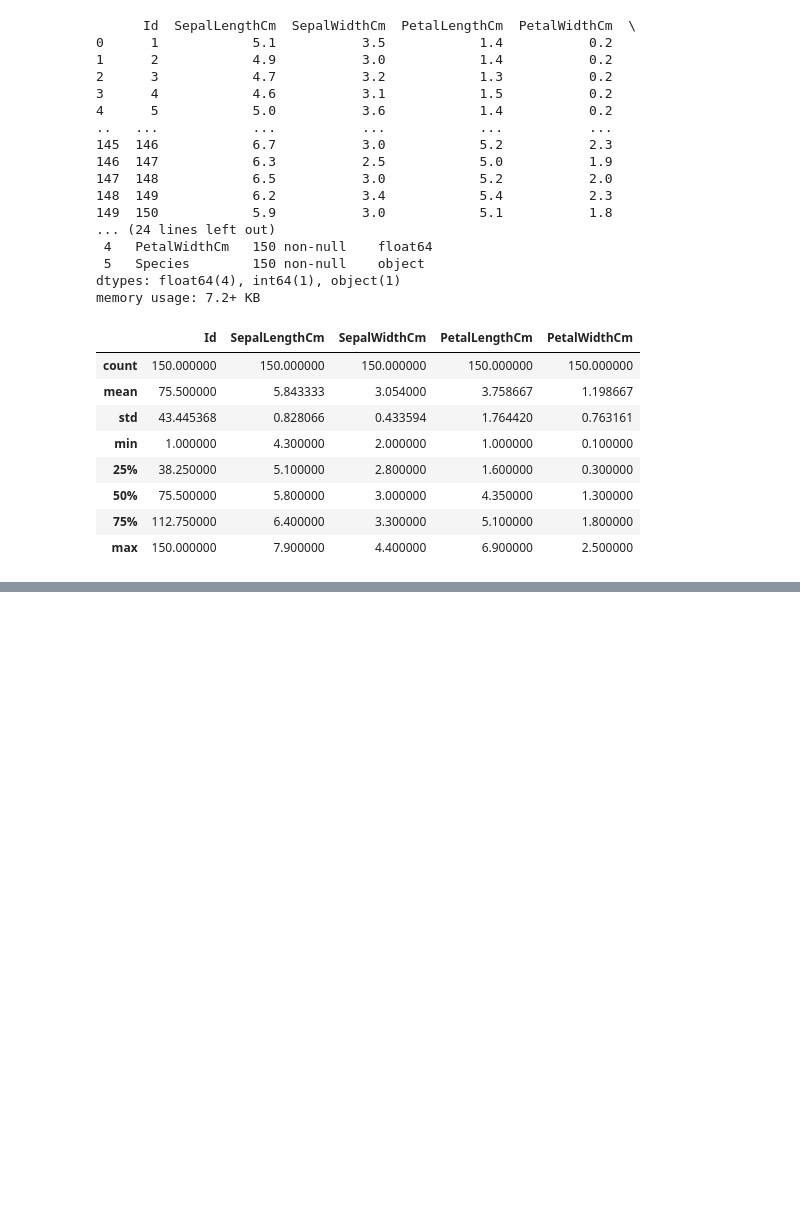
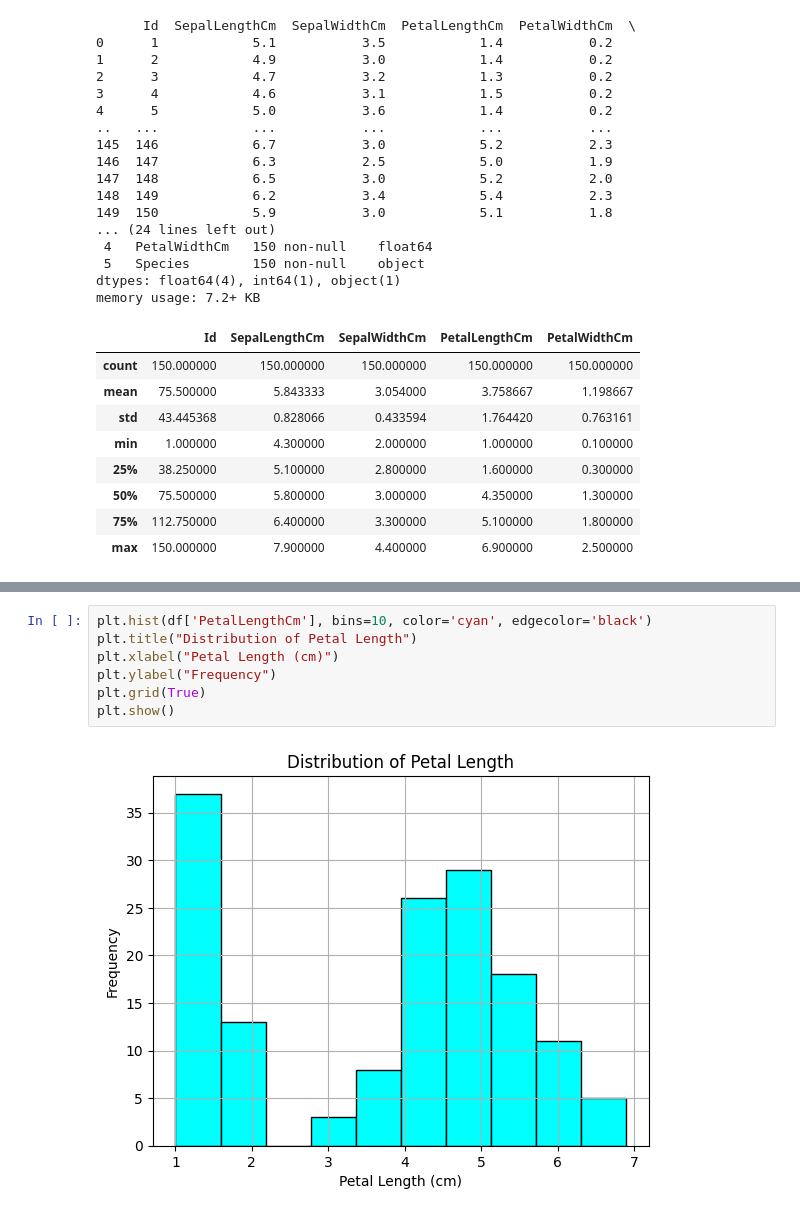
Before and after one commit to prateek14062005/Jack, a Jupyter notebook: AI_prateek_.ipynb, the cells around one changed output, grey strips where cells are left out. Saved outputs shown, nothing was run; the diff lists cells and outputs as text; blank space fills up the shorter version.

```diff
--- a/AI_prateek_.ipynb
+++ b/AI_prateek_.ipynb
@@ -1078,0 +1088,9 @@ memory usage: 7.2+ KB
+# %%
+plt.hist(df['PetalLengthCm'], bins=10, color='cyan', edgecolor='black')
+plt.title("Distribution of Petal Length")
+plt.xlabel("Petal Length (cm)")
+plt.ylabel("Frequency")
+plt.grid(True)
+plt.show()
+# %% [output]
+[figure, added]
```
Also changed, not shown: parts of 20 cells of this notebook.
